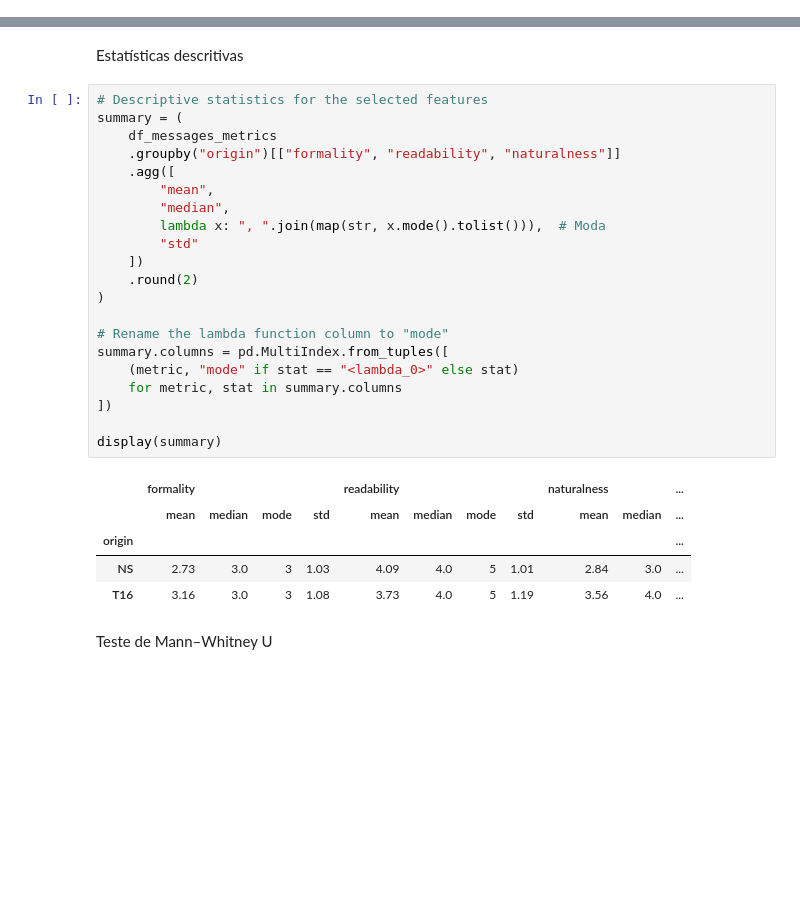
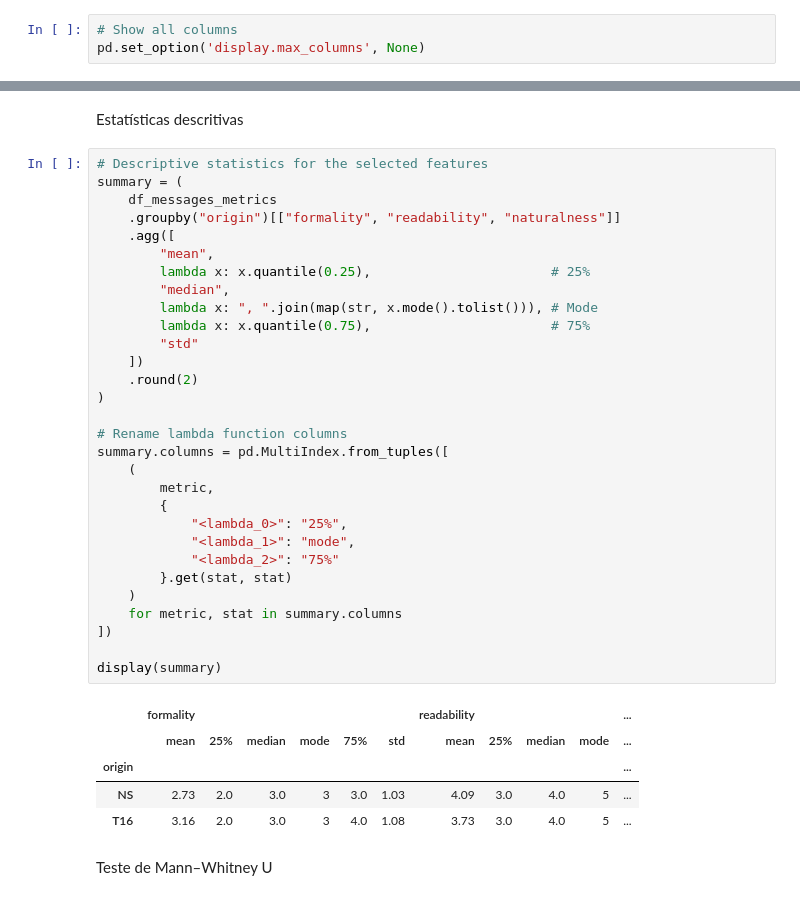
Before and after one commit to EvaldoBritoJunior/network_simulator_replication_project, a Jupyter notebook: Notebooks/survey_results_analysis.ipynb, the cells around one changed output, grey strips where cells are left out. Cells and saved outputs as stored; diff of their text form; blank space fills up the shorter version.

```diff
--- a/Notebooks/survey_results_analysis.ipynb
+++ b/Notebooks/survey_results_analysis.ipynb
@@ -39,6 +39,9 @@ import pandas as pd
 import matplotlib.pyplot as plt
 import seaborn as sns
 from scipy.stats import wilcoxon, mannwhitneyu
+# %%
+# Show all columns
+pd.set_option('display.max_columns', None)
 # %% [markdown]
 # Criando as Tabelas
 # %% [markdown]
@@ -310,30 +311,39 @@ Estatísticas descritivas
 # %%
 # Descriptive statistics for the selected features
 summary = (
     df_messages_metrics
     .groupby("origin")[["formality", "readability", "naturalness"]]
     .agg([
         "mean",
+        lambda x: x.quantile(0.25),                       # 25%
         "median",
-        lambda x: ", ".join(map(str, x.mode().tolist())),  # Moda
+        lambda x: ", ".join(map(str, x.mode().tolist())), # Mode
+        lambda x: x.quantile(0.75),                       # 75%
         "std"
     ])
     .round(2)
 )
 
-# Rename the lambda function column to "mode"
+# Rename lambda function columns
 summary.columns = pd.MultiIndex.from_tuples([
-    (metric, "mode" if stat == "<lambda_0>" else stat)
+    (
+        metric,
+        {
+            "<lambda_0>": "25%",
+            "<lambda_1>": "mode",
+            "<lambda_2>": "75%"
+        }.get(stat, stat)
+    )
     for metric, stat in summary.columns
 ])
 
 display(summary)
 # %% [output]
-|  | formality |  |  |  | readability |  |  |  | naturalness |  | ... |
-|  | mean | median | mode | std | mean | median | mode | std | mean | median | ... |
+|  | formality |  |  |  |  |  | readability |  |  |  | ... |
+|  | mean | 25% | median | mode | 75% | std | mean | 25% | median | mode | ... |
 | origin |  |  |  |  |  |  |  |  |  |  | ... |
-| NS | 2.73 | 3.0 | 3 | 1.03 | 4.09 | 4.0 | 5 | 1.01 | 2.84 | 3.0 | ... |
-| T16 | 3.16 | 3.0 | 3 | 1.08 | 3.73 | 4.0 | 5 | 1.19 | 3.56 | 4.0 | ... |
+| NS | 2.73 | 2.0 | 3.0 | 3 | 3.0 | 1.03 | 4.09 | 3.0 | 4.0 | 5 | ... |
+| T16 | 3.16 | 2.0 | 3.0 | 3 | 4.0 | 1.08 | 3.73 | 3.0 | 4.0 | 5 | ... |
 # %% [markdown]
 Teste de Mann–Whitney U
 # %%
```
Also changed, not shown: parts of 3 cells of this notebook.
